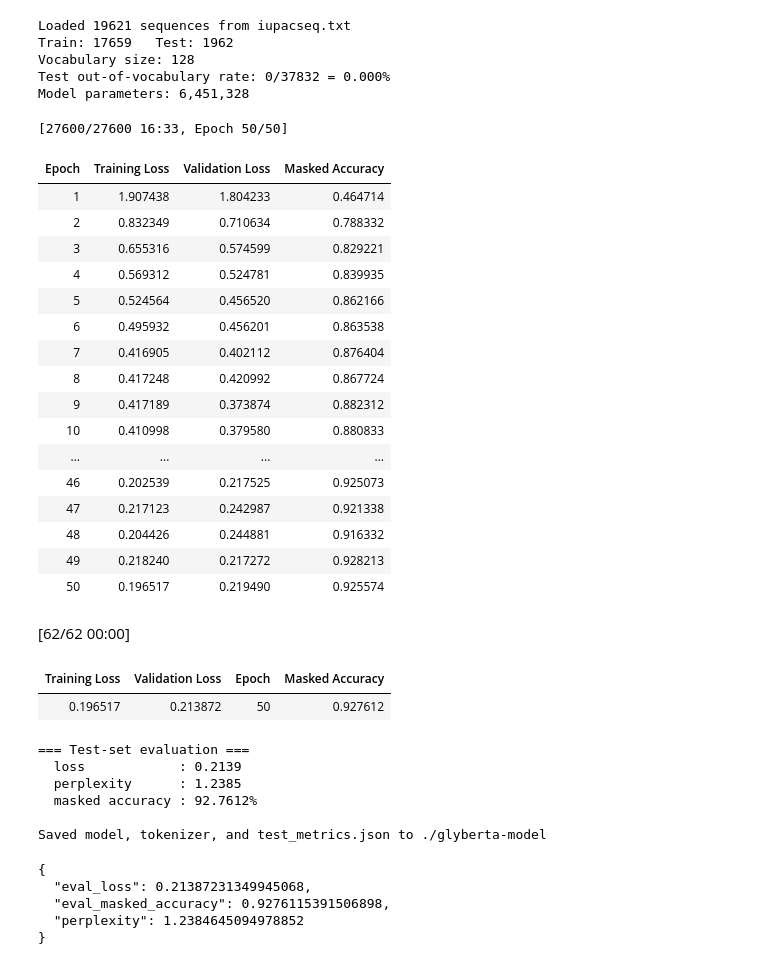
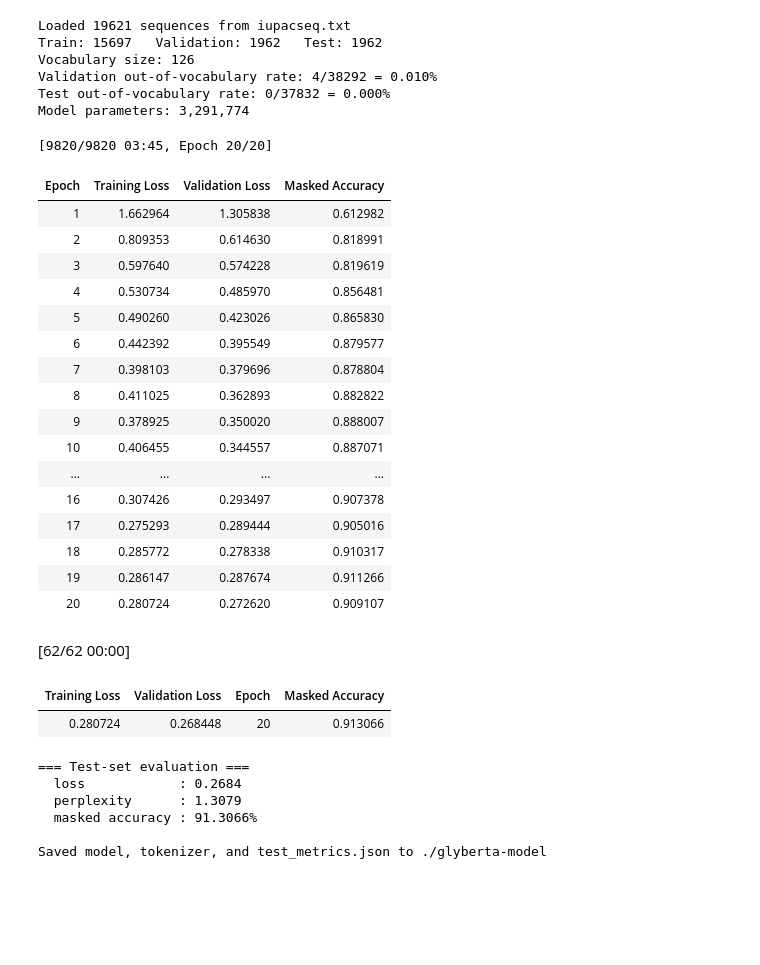
Before and after one commit to edwardsnj/GlyBerta, a Jupyter notebook: Demonstration.ipynb, the cells around one changed output. Cells and saved outputs as stored; diff of their text form; code cells hidden in the pictures; blank space fills up the shorter version.

```diff
--- a/Demonstration.ipynb
+++ b/Demonstration.ipynb
@@ -29,60 +29,40 @@ GalNAc(a1-3)[Fuc(a1-2)]Gal(b1-4)GlcNAc(b1-3)[Neu5Gc(a2-6)]GalNAc(a1-
 Gal(b1-3)GalNAc(a1-
 # %%
 !rm -rf glyberta-model
-sys.argv = [""] + f"train --data {IUPAC_sequences} --epochs 50 --num_layers 8 --num_heads 8".split()
+sys.argv = [""] + f"train --data {IUPAC_sequences} --epochs 20".split()
 glyberta.main()
 # %% [output]
 Loaded 19621 sequences from iupacseq.txt
-Train: 17659   Test: 1962
-Vocabulary size: 128
+Train: 15697   Validation: 1962   Test: 1962
+Vocabulary size: 126
+Validation out-of-vocabulary rate: 4/38292 = 0.010%
 Test out-of-vocabulary rate: 0/37832 = 0.000%
-Model parameters: 6,451,328
+Model parameters: 3,291,774
-[27600/27600 16:33, Epoch 50/50]
+[9820/9820 03:45, Epoch 20/20]
 | Epoch | Training Loss | Validation Loss | Masked Accuracy |
-| 1 | 1.907438 | 1.804233 | 0.464714 |
-| 2 | 0.832349 | 0.710634 | 0.788332 |
-| 3 | 0.655316 | 0.574599 | 0.829221 |
-| 4 | 0.569312 | 0.524781 | 0.839935 |
-| 5 | 0.524564 | 0.456520 | 0.862166 |
-| 6 | 0.495932 | 0.456201 | 0.863538 |
-| 7 | 0.416905 | 0.402112 | 0.876404 |
-| 8 | 0.417248 | 0.420992 | 0.867724 |
-| 9 | 0.417189 | 0.373874 | 0.882312 |
-| 10 | 0.410998 | 0.379580 | 0.880833 |
+| 1 | 1.662964 | 1.305838 | 0.612982 |
+| 2 | 0.809353 | 0.614630 | 0.818991 |
+| 3 | 0.597640 | 0.574228 | 0.819619 |
+| 4 | 0.530734 | 0.485970 | 0.856481 |
+| 5 | 0.490260 | 0.423026 | 0.865830 |
+| 6 | 0.442392 | 0.395549 | 0.879577 |
+| 7 | 0.398103 | 0.379696 | 0.878804 |
+| 8 | 0.411025 | 0.362893 | 0.882822 |
+| 9 | 0.378925 | 0.350020 | 0.888007 |
+| 10 | 0.406455 | 0.344557 | 0.887071 |
 | ... | ... | ... | ... |
-| 46 | 0.202539 | 0.217525 | 0.925073 |
-| 47 | 0.217123 | 0.242987 | 0.921338 |
-| 48 | 0.204426 | 0.244881 | 0.916332 |
-| 49 | 0.218240 | 0.217272 | 0.928213 |
-| 50 | 0.196517 | 0.219490 | 0.925574 |
+| 16 | 0.307426 | 0.293497 | 0.907378 |
+| 17 | 0.275293 | 0.289444 | 0.905016 |
+| 18 | 0.285772 | 0.278338 | 0.910317 |
+| 19 | 0.286147 | 0.287674 | 0.911266 |
+| 20 | 0.280724 | 0.272620 | 0.909107 |
 [62/62 00:00]
 | Training Loss | Validation Loss | Epoch | Masked Accuracy |
-| 0.196517 | 0.213872 | 50 | 0.927612 |
+| 0.280724 | 0.268448 | 20 | 0.913066 |
 === Test-set evaluation ===
-  loss            : 0.2139
-  perplexity      : 1.2385
-  masked accuracy : 92.7612%
+  loss            : 0.2684
+  perplexity      : 1.3079
+  masked accuracy : 91.3066%
 
 Saved model, tokenizer, and test_metrics.json to ./glyberta-model
-# %%
-import json
-
-file_path = '/content/glyberta-model/test_metrics.json'
-
-try:
-    with open(file_path, 'r') as f:
-        data = json.load(f)
-        print(json.dumps(data, indent=2))
-except FileNotFoundError:
-    print(f"Error: The file {file_path} was not found.")
-except json.JSONDecodeError:
-    print(f"Error: Could not decode JSON from the file {file_path}.")
-except Exception as e:
-    print(f"An unexpected error occurred: {e}")
-# %% [output]
-{
-  "eval_loss": 0.21387231349945068,
-  "eval_masked_accuracy": 0.9276115391506898,
-  "perplexity": 1.2384645094978852
-}
 # %%
```
Also changed, not shown: parts of 2 cells of this notebook.
